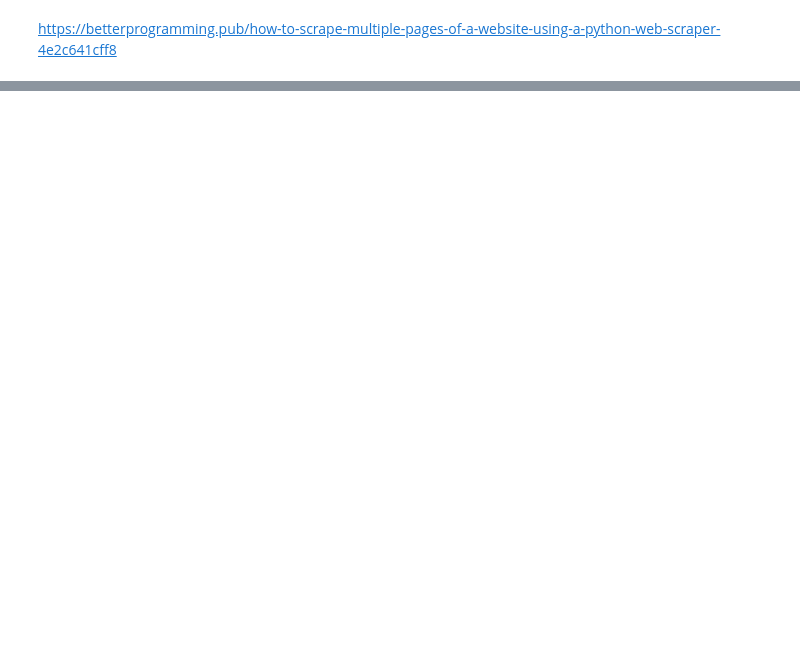
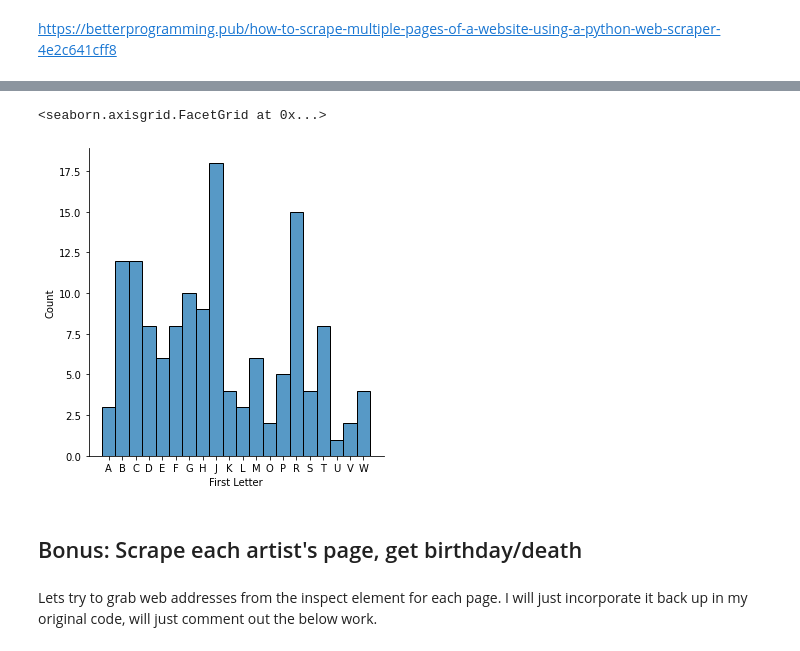
Before and after one commit to tye642/web_scraping_country_music_hof, a Jupyter notebook: notebook/hall_of_fame_webscrape.ipynb, the cells around one changed output, grey strips where cells are left out. Cells and saved outputs as stored; diff of their text form; code cells hidden in the pictures; blank space fills up the shorter version.

Commit message:
working on bonus

```diff
--- a/notebook/hall_of_fame_webscrape.ipynb
+++ b/notebook/hall_of_fame_webscrape.ipynb
@@ -183,0 +207,2 @@ https://betterprogramming.pub/how-to-scrape-multiple-pages-of-a-website-using-a-
+# %%
+artist_pages = [a.replace('\u200bJerry Reed', 'Jerry Reed') for a in artist_pages]
@@ -183,0 +229,5 @@ https://betterprogramming.pub/how-to-scrape-multiple-pages-of-a-website-using-a-
+# %%
+year_pages = []
+
+for x in year_pages_dirty: # Recycling code from before to clean the years
+    year_pages.append(x.replace('Inducted ',''))
@@ -183,0 +276,4 @@ https://betterprogramming.pub/how-to-scrape-multiple-pages-of-a-website-using-a-
+# %%
+hof_dic = {'Year Inducted': year_pages, 'Name': artist_pages, 'Web Address': web_address_pages}
+hof_df2 = pd.DataFrame(hof_dic)
+hof_df = hof_df.append(hof_df2, ignore_index = True)
@@ -183,0 +296,12 @@ https://betterprogramming.pub/how-to-scrape-multiple-pages-of-a-website-using-a-
+# %%
+hof_df['First Letter'] = hof_df['Name'].str[:1]
+hof_df_abc = hof_df.sort_values('First Letter')
+# %%
+sns.displot(x = 'First Letter', data = hof_df_abc)
+# %% [output]
+<seaborn.axisgrid.FacetGrid at 0x...>
+[figure, added]
+# %% [markdown]
+## Bonus: Scrape each artist's page, get birthday/death
+# %% [markdown]
+Lets try to grab web addresses from the inspect element for each page. I will just incorporate it back up in my original code, will just comment out the below work.
```
Also changed, not shown: parts of 31 cells of this notebook.
